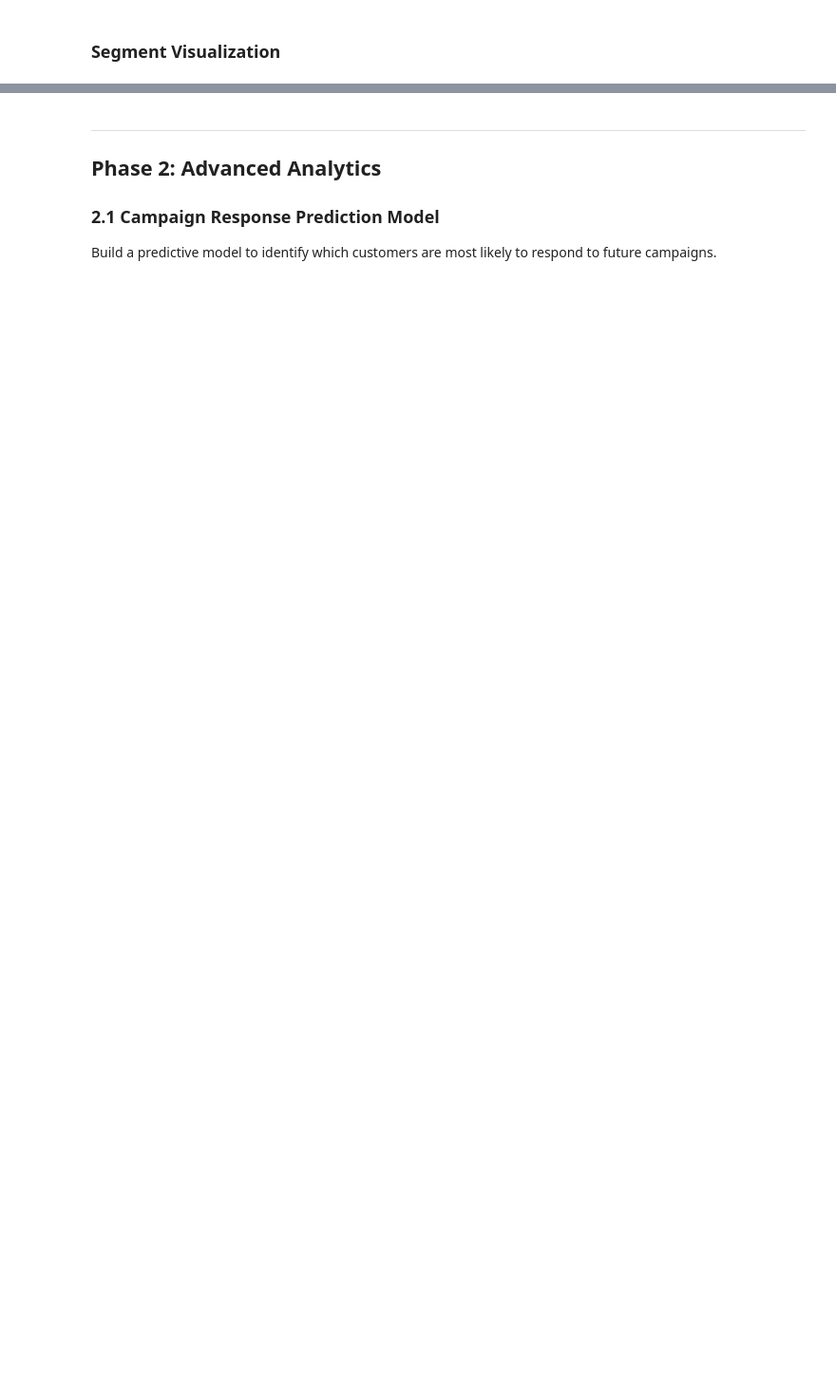
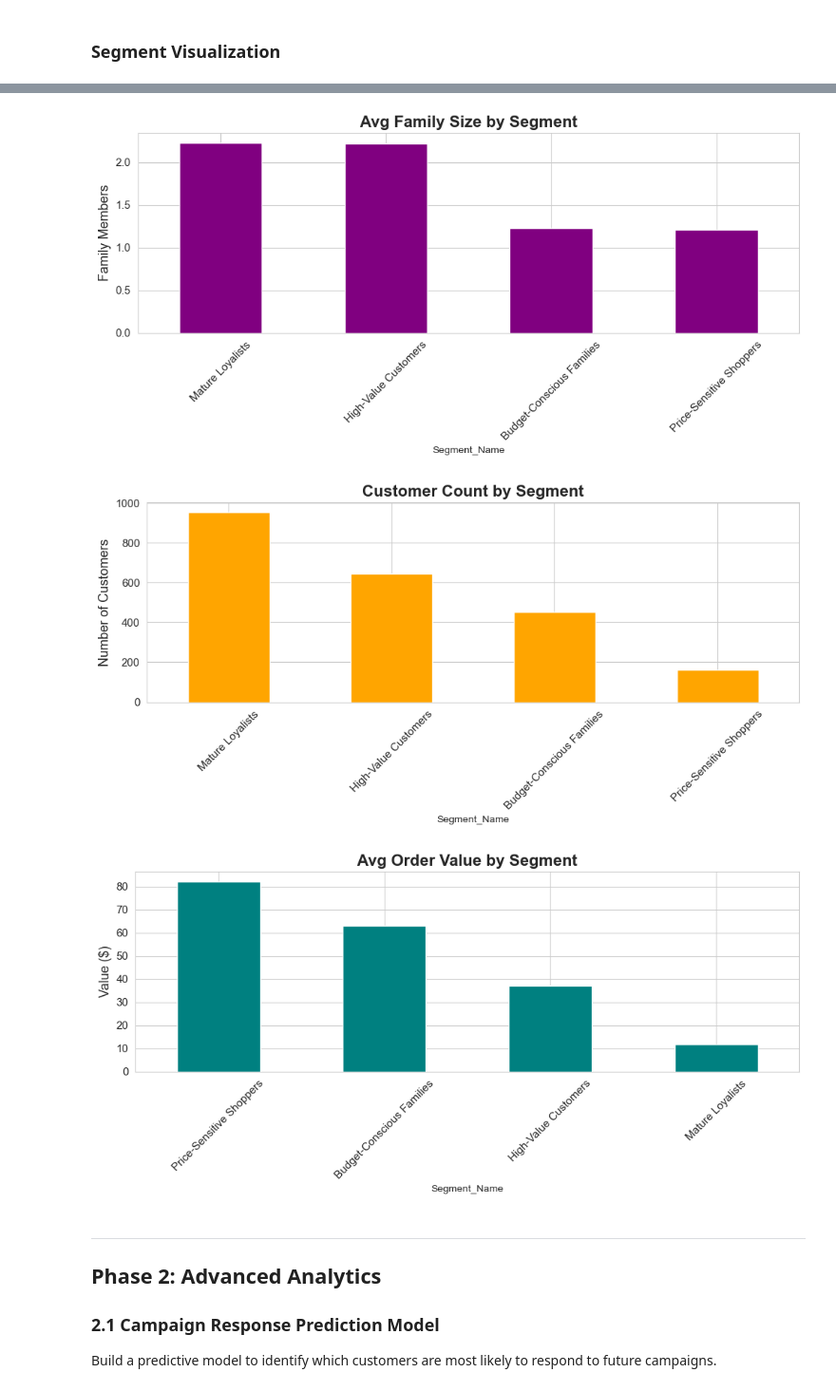
Before and after one commit to alexisvannson/DataForge-Labs, a Jupyter notebook: ClientInsights.ipynb, the cells around one changed output, grey strips where cells are left out. Shown at 95% size. Drawn from its saved outputs; the diff is of its cells as text; code cells hidden in the pictures; blank space fills up the shorter version.

```diff
--- a/ClientInsights.ipynb
+++ b/ClientInsights.ipynb
@@ -347,3 +394,42 @@ plt.show()
+# %%
+# Plot each as a separate figure rather than subplots
+
+# Family Size
+plt.figure(figsize=(10, 5))
+segment_family = df.groupby('Segment_Name')['Family_Size'].mean().sort_values(ascending=False)
+segment_family.plot(kind='bar', color='purple')
+plt.title('Avg Family Size by Segment', fontweight='bold', fontsize=16)
+plt.ylabel('Family Members', fontsize=13)
+plt.xticks(rotation=45, fontsize=11)
+plt.yticks(fontsize=11)
+plt.tight_layout()
+plt.show()
+
+# Customer Count
+plt.figure(figsize=(10, 5))
+segment_count = df['Segment_Name'].value_counts().sort_values(ascending=False)
+segment_count.plot(kind='bar', color='orange')
+plt.title('Customer Count by Segment', fontweight='bold', fontsize=16)
+plt.ylabel('Number of Customers', fontsize=13)
+plt.xticks(rotation=45, fontsize=11)
+plt.yticks(fontsize=11)
+plt.tight_layout()
+plt.show()
+
+# Average Order Value
+plt.figure(figsize=(10, 5))
+segment_aov = df.groupby('Segment_Name')['Avg_Order_Value'].mean().sort_values(ascending=False)
+segment_aov.plot(kind='bar', color='teal')
+plt.title('Avg Order Value by Segment', fontweight='bold', fontsize=16)
+plt.ylabel('Value ($)', fontsize=13)
+plt.xticks(rotation=45, fontsize=11)
+plt.yticks(fontsize=11)
+plt.tight_layout()
+plt.show()
+# %% [output]
+[figure, added]
+[figure, added]
+[figure, added]
 # %% [markdown]
 ---
 ## Phase 2: Advanced Analytics
```
Also changed, not shown: parts of 46 cells of this notebook.
